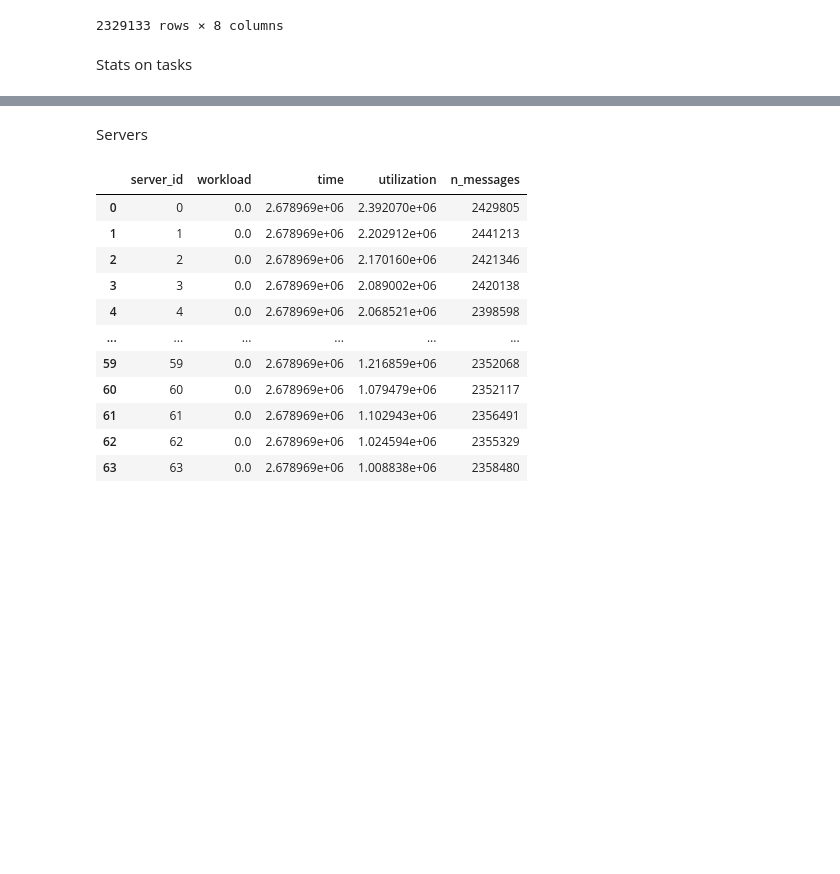
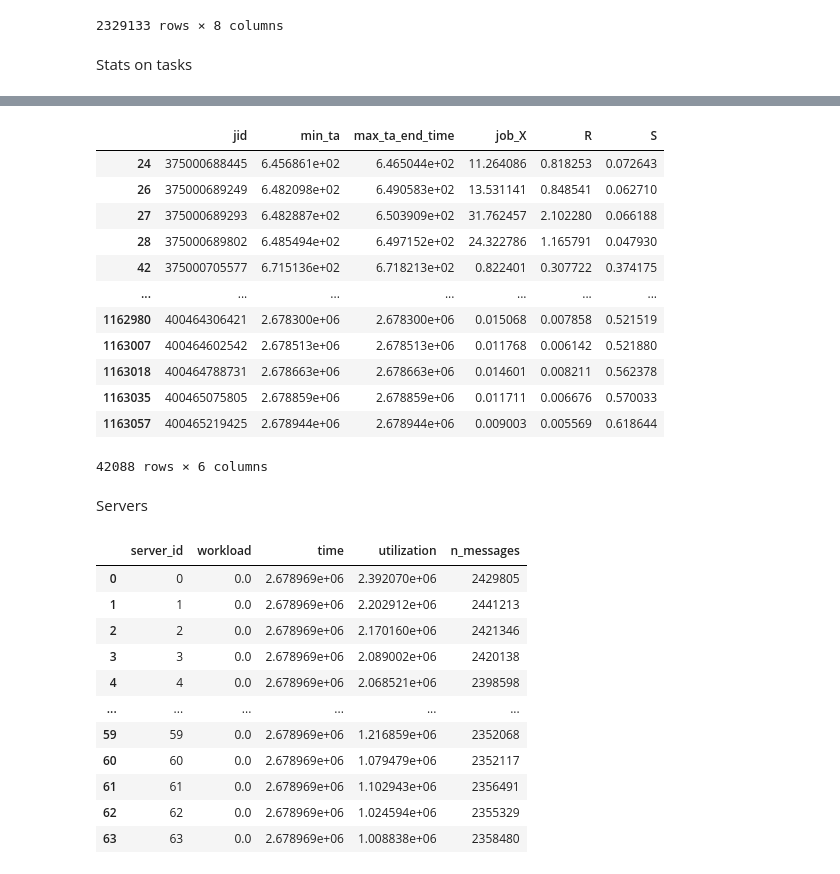
Before and after one commit to Matteo-Candi/Data_Center, a Jupyter notebook: Hw_2/main.ipynb, the cells around one changed output, grey strips where cells are left out. Cells and saved outputs as stored; diff of their text form; code cells hidden in the pictures; blank space fills up the shorter version.

```diff
--- a/Hw_2/main.ipynb
+++ b/Hw_2/main.ipynb
@@ -266,6 +266,22 @@ display(stats_df)
 | 1163059 | 400465256349 | 2.678955e+06 | 2.678955e+06 | 0.043488 | 0.043488 | 1.000000 |
 | 1163060 | 400465274601 | 2.678969e+06 | 2.678969e+06 | 0.000000 | 0.000000 | 1.000000 |
 1163061 rows × 6 columns
+# %%
+stats_df[stats_df.job_X > stats_df.R]
+# %% [output]
+|  | jid | min_ta | max_ta_end_time | job_X | R | S |
+| 24 | 375000688445 | 6.456861e+02 | 6.465044e+02 | 11.264086 | 0.818253 | 0.072643 |
+| 26 | 375000689249 | 6.482098e+02 | 6.490583e+02 | 13.531141 | 0.848541 | 0.062710 |
+| 27 | 375000689293 | 6.482887e+02 | 6.503909e+02 | 31.762457 | 2.102280 | 0.066188 |
+| 28 | 375000689802 | 6.485494e+02 | 6.497152e+02 | 24.322786 | 1.165791 | 0.047930 |
+| 42 | 375000705577 | 6.715136e+02 | 6.718213e+02 | 0.822401 | 0.307722 | 0.374175 |
+| ... | ... | ... | ... | ... | ... | ... |
+| 1162980 | 400464306421 | 2.678300e+06 | 2.678300e+06 | 0.015068 | 0.007858 | 0.521519 |
+| 1163007 | 400464602542 | 2.678513e+06 | 2.678513e+06 | 0.011768 | 0.006142 | 0.521880 |
+| 1163018 | 400464788731 | 2.678663e+06 | 2.678663e+06 | 0.014601 | 0.008211 | 0.562378 |
+| 1163035 | 400465075805 | 2.678859e+06 | 2.678859e+06 | 0.011711 | 0.006676 | 0.570033 |
+| 1163057 | 400465219425 | 2.678944e+06 | 2.678944e+06 | 0.009003 | 0.005569 | 0.618644 |
+42088 rows × 6 columns
 # %% [markdown]
 Servers
 # %%
```
Also changed, not shown: parts of 1 cell of this notebook.
